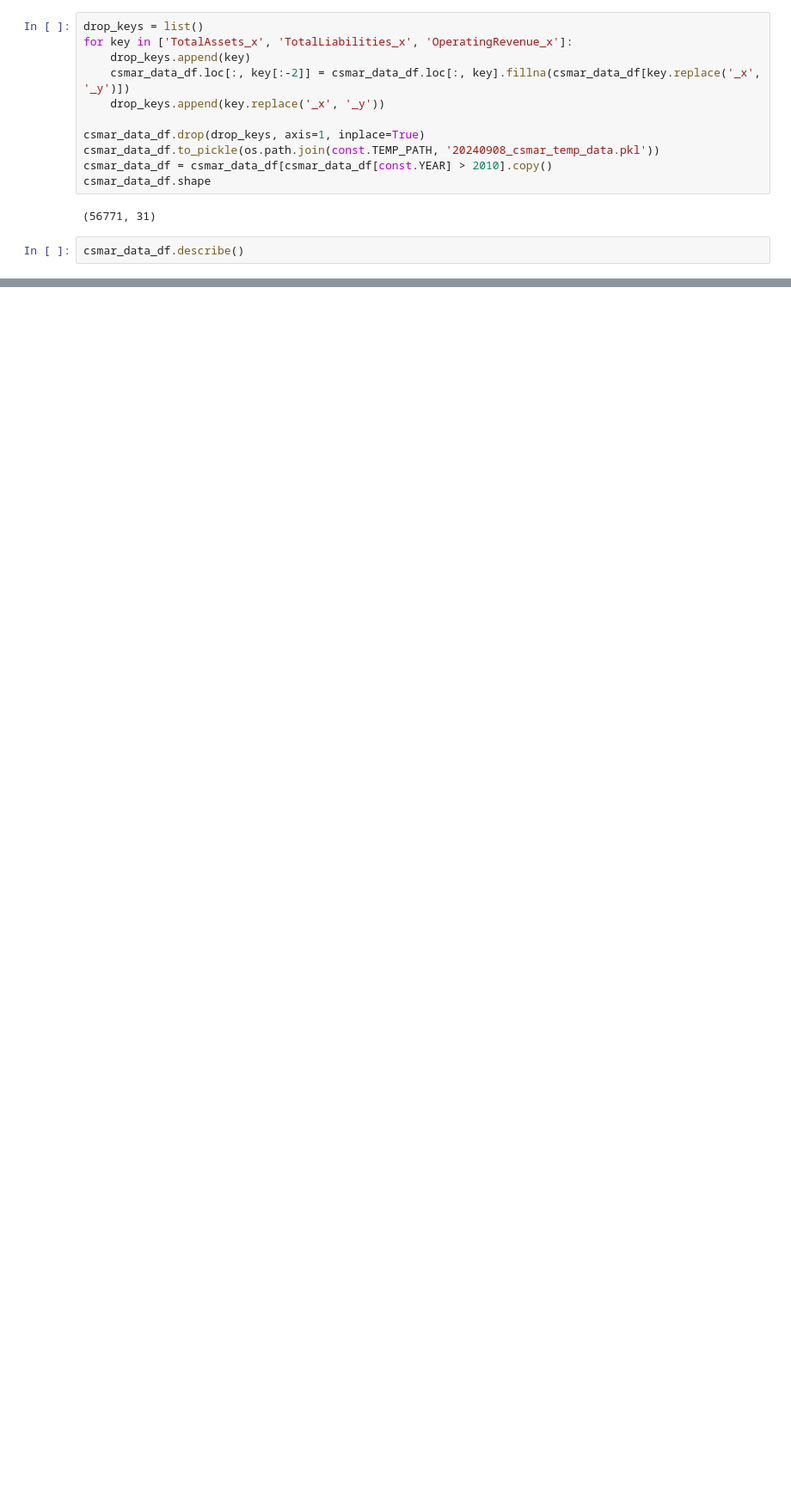
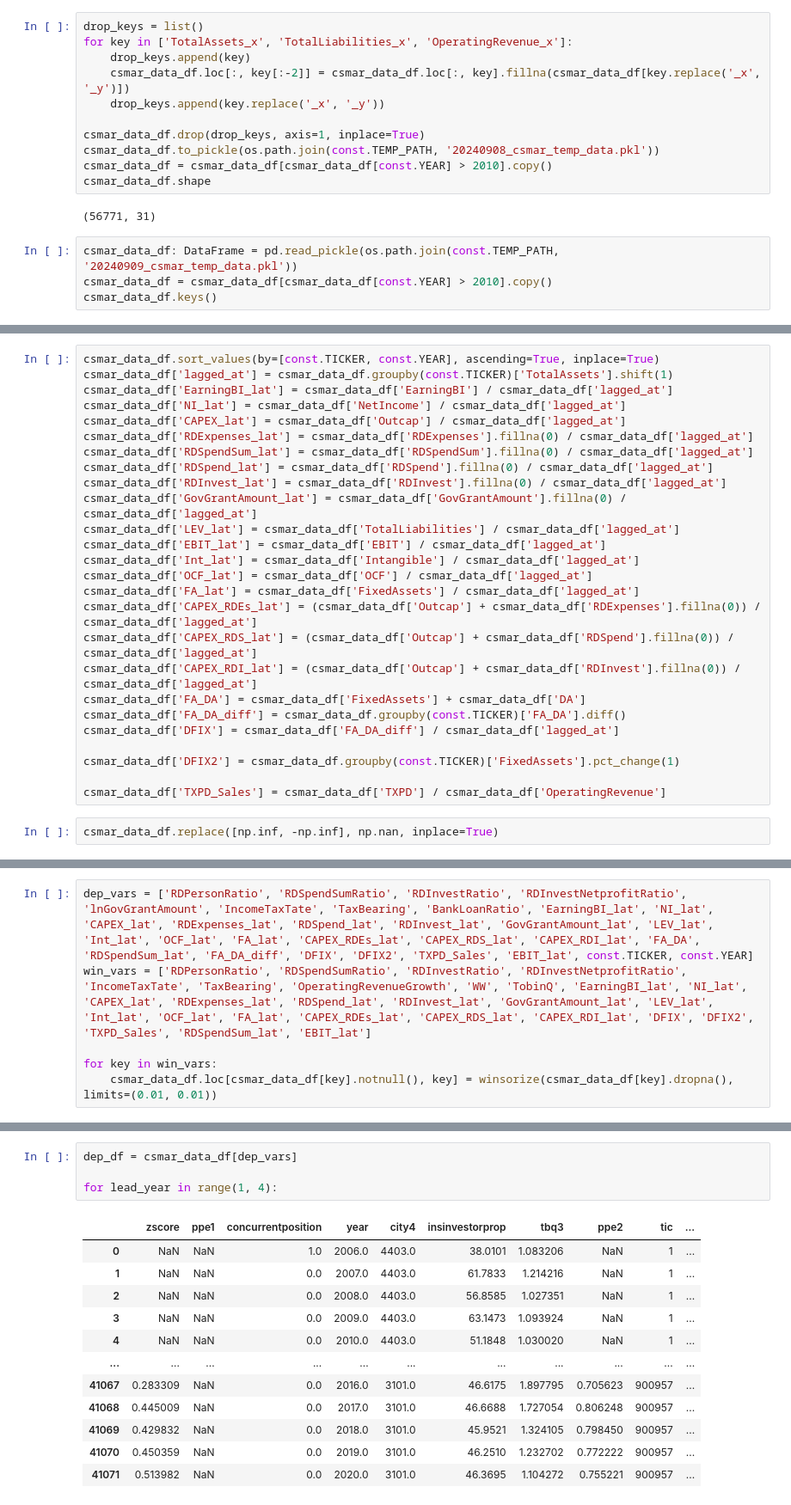
Before and after one commit to wangyouan/CapitalControl, a Jupyter notebook: Notebook/ConstructDatasetBaseOnLDXData.ipynb, the cells around one changed output, grey strips where cells are left out. Shown at 86% size. Saved outputs shown, nothing was run; the diff lists cells and outputs as text; blank space fills up the shorter version.

Commit message:
merge data together

```diff
--- a/Notebook/ConstructDatasetBaseOnLDXData.ipynb
+++ b/Notebook/ConstructDatasetBaseOnLDXData.ipynb
@@ -142,5 +156,7 @@ csmar_data_df.shape
 # %% [output]
 (56771, 31)
 # %%
-csmar_data_df.describe()
+csmar_data_df: DataFrame = pd.read_pickle(os.path.join(const.TEMP_PATH, '20240909_csmar_temp_data.pkl'))
+csmar_data_df = csmar_data_df[csmar_data_df[const.YEAR] > 2010].copy()
+csmar_data_df.keys()
 # %% [output]
@@ -156,0 +201,28 @@ csmar_data_df.describe()
+# %%
+csmar_data_df.sort_values(by=[const.TICKER, const.YEAR], ascending=True, inplace=True)
+csmar_data_df['lagged_at'] = csmar_data_df.groupby(const.TICKER)['TotalAssets'].shift(1)
+csmar_data_df['EarningBI_lat'] = csmar_data_df['EarningBI'] / csmar_data_df['lagged_at']
+csmar_data_df['NI_lat'] = csmar_data_df['NetIncome'] / csmar_data_df['lagged_at']
+csmar_data_df['CAPEX_lat'] = csmar_data_df['Outcap'] / csmar_data_df['lagged_at']
+csmar_data_df['RDExpenses_lat'] = csmar_data_df['RDExpenses'].fillna(0) / csmar_data_df['lagged_at']
+csmar_data_df['RDSpendSum_lat'] = csmar_data_df['RDSpendSum'].fillna(0) / csmar_data_df['lagged_at']
+csmar_data_df['RDSpend_lat'] = csmar_data_df['RDSpend'].fillna(0) / csmar_data_df['lagged_at']
+csmar_data_df['RDInvest_lat'] = csmar_data_df['RDInvest'].fillna(0) / csmar_data_df['lagged_at']
+csmar_data_df['GovGrantAmount_lat'] = csmar_data_df['GovGrantAmount'].fillna(0) / csmar_data_df['lagged_at']
+csmar_data_df['LEV_lat'] = csmar_data_df['TotalLiabilities'] / csmar_data_df['lagged_at']
+csmar_data_df['EBIT_lat'] = csmar_data_df['EBIT'] / csmar_data_df['lagged_at']
+csmar_data_df['Int_lat'] = csmar_data_df['Intangible'] / csmar_data_df['lagged_at']
+csmar_data_df['OCF_lat'] = csmar_data_df['OCF'] / csmar_data_df['lagged_at']
+csmar_data_df['FA_lat'] = csmar_data_df['FixedAssets'] / csmar_data_df['lagged_at']
+csmar_data_df['CAPEX_RDEs_lat'] = (csmar_data_df['Outcap'] + csmar_data_df['RDExpenses'].fillna(0)) / csmar_data_df['lagged_at']
+csmar_data_df['CAPEX_RDS_lat'] = (csmar_data_df['Outcap'] + csmar_data_df['RDSpend'].fillna(0)) / csmar_data_df['lagged_at']
+csmar_data_df['CAPEX_RDI_lat'] = (csmar_data_df['Outcap'] + csmar_data_df['RDInvest'].fillna(0)) / csmar_data_df['lagged_at']
+csmar_data_df['FA_DA'] = csmar_data_df['FixedAssets'] + csmar_data_df['DA']
+csmar_data_df['FA_DA_diff'] = csmar_data_df.groupby(const.TICKER)['FA_DA'].diff()
+csmar_data_df['DFIX'] = csmar_data_df['FA_DA_diff'] / csmar_data_df['lagged_at']
+
+csmar_data_df['DFIX2'] = csmar_data_df.groupby(const.TICKER)['FixedAssets'].pct_change(1)
+
+csmar_data_df['TXPD_Sales'] = csmar_data_df['TXPD'] / csmar_data_df['OperatingRevenue']
+# %%
+csmar_data_df.replace([np.inf, -np.inf], np.nan, inplace=True)
@@ -156,0 +245,6 @@ csmar_data_df.describe()
+# %%
+dep_vars = ['RDPersonRatio', 'RDSpendSumRatio', 'RDInvestRatio', 'RDInvestNetprofitRatio', 'lnGovGrantAmount', 'IncomeTaxTate', 'TaxBearing', 'BankLoanRatio', 'EarningBI_lat', 'NI_lat', 'CAPEX_lat', 'RDExpenses_lat', 'RDSpend_lat', 'RDInvest_lat', 'GovGrantAmount_lat', 'LEV_lat', 'Int_lat', 'OCF_lat', 'FA_lat', 'CAPEX_RDEs_lat', 'CAPEX_RDS_lat', 'CAPEX_RDI_lat', 'FA_DA', 'RDSpendSum_lat', 'FA_DA_diff', 'DFIX', 'DFIX2', 'TXPD_Sales', 'EBIT_lat', const.TICKER, const.YEAR]
+win_vars = ['RDPersonRatio', 'RDSpendSumRatio', 'RDInvestRatio', 'RDInvestNetprofitRatio', 'IncomeTaxTate', 'TaxBearing', 'OperatingRevenueGrowth', 'WW', 'TobinQ', 'EarningBI_lat', 'NI_lat', 'CAPEX_lat', 'RDExpenses_lat', 'RDSpend_lat', 'RDInvest_lat', 'GovGrantAmount_lat', 'LEV_lat', 'Int_lat', 'OCF_lat', 'FA_lat', 'CAPEX_RDEs_lat', 'CAPEX_RDS_lat', 'CAPEX_RDI_lat', 'DFIX', 'DFIX2', 'TXPD_Sales', 'RDSpendSum_lat', 'EBIT_lat']
+
+for key in win_vars:
+    csmar_data_df.loc[csmar_data_df[key].notnull(), key] = winsorize(csmar_data_df[key].dropna(), limits=(0.01, 0.01))
@@ -156,0 +254,17 @@ csmar_data_df.describe()
+# %%
+dep_df = csmar_data_df[dep_vars]
+
+for lead_year in range(1, 4):
+# %% [output]
+|  | zscore | ppe1 | concurrentposition | year | city4 | insinvestorprop | tbq3 | ppe2 | tic | ... |
+| 0 | NaN | NaN | 1.0 | 2006.0 | 4403.0 | 38.0101 | 1.083206 | NaN | 1 | ... |
+| 1 | NaN | NaN | 0.0 | 2007.0 | 4403.0 | 61.7833 | 1.214216 | NaN | 1 | ... |
+| 2 | NaN | NaN | 0.0 | 2008.0 | 4403.0 | 56.8585 | 1.027351 | NaN | 1 | ... |
+| 3 | NaN | NaN | 0.0 | 2009.0 | 4403.0 | 63.1473 | 1.093924 | NaN | 1 | ... |
+| 4 | NaN | NaN | 0.0 | 2010.0 | 4403.0 | 51.1848 | 1.030020 | NaN | 1 | ... |
+| ... | ... | ... | ... | ... | ... | ... | ... | ... | ... | ... |
+| 41067 | 0.283309 | NaN | 0.0 | 2016.0 | 3101.0 | 46.6175 | 1.897795 | 0.705623 | 900957 | ... |
+| 41068 | 0.445009 | NaN | 0.0 | 2017.0 | 3101.0 | 46.6688 | 1.727054 | 0.806248 | 900957 | ... |
+| 41069 | 0.429832 | NaN | 0.0 | 2018.0 | 3101.0 | 45.9521 | 1.324105 | 0.798450 | 900957 | ... |
+| 41070 | 0.450359 | NaN | 0.0 | 2019.0 | 3101.0 | 46.2510 | 1.232702 | 0.772222 | 900957 | ... |
+| 41071 | 0.513982 | NaN | 0.0 | 2020.0 | 3101.0 | 46.3695 | 1.104272 | 0.755221 | 900957 | ... |
```
Also changed, not shown: parts of 9 cells of this notebook.
